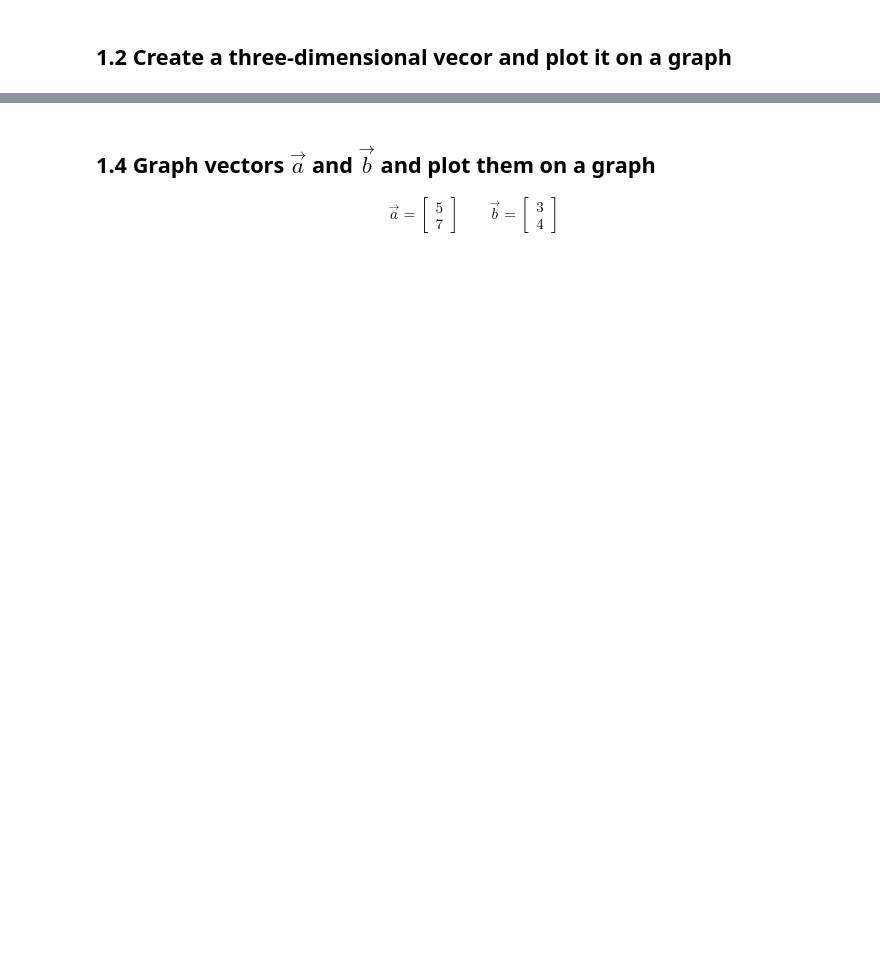
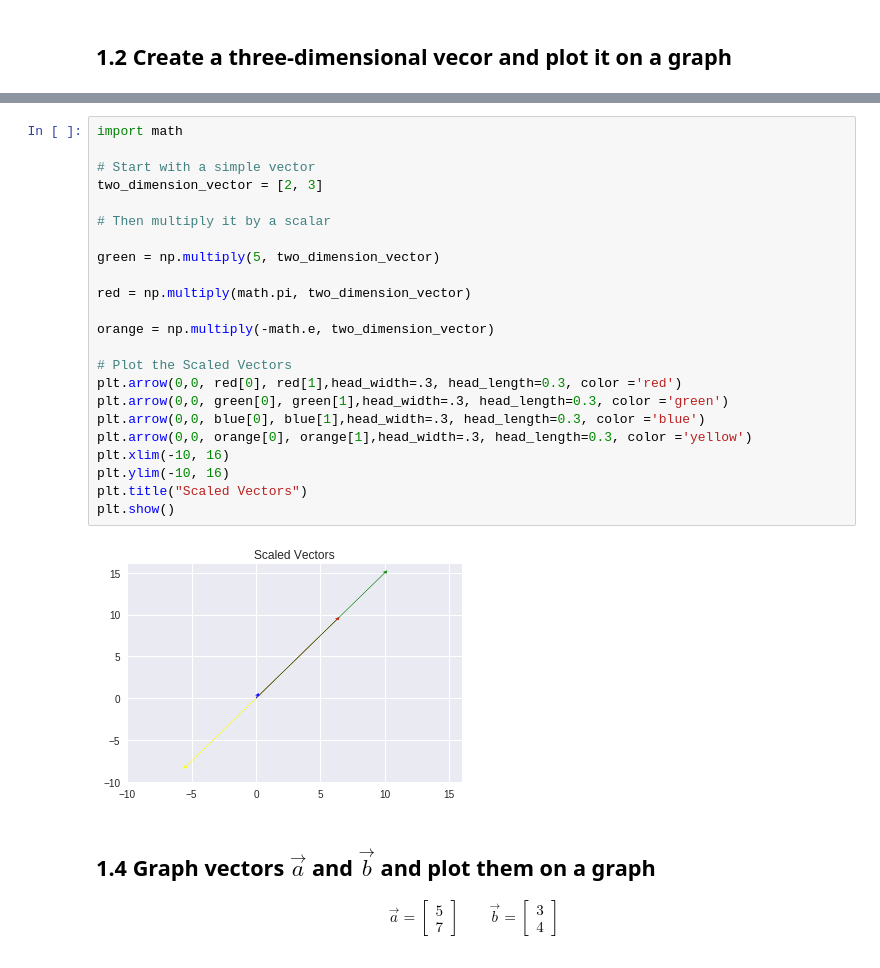
Before and after one commit to bloominstituteoftechnology/DS-Unit-1-Sprint-4-Linear-Algebra, a Jupyter notebook: module1-linear-algebra-review/Linear_Algebra_Assignment.ipynb, the cells around one changed output, grey strips where cells are left out. Saved outputs shown, nothing was run; the diff lists cells and outputs as text; blank space fills up the shorter version.

```diff
--- a/module1-linear-algebra-review/Linear_Algebra_Assignment.ipynb
+++ b/module1-linear-algebra-review/Linear_Algebra_Assignment.ipynb
@@ -11,3 +77,28 @@ For the questions below it is not sufficient to simply provide answer to the que
+# %%
+import math
+
+# Start with a simple vector
+two_dimension_vector = [2, 3]
+
+# Then multiply it by a scalar
+
+green = np.multiply(5, two_dimension_vector)
+
+red = np.multiply(math.pi, two_dimension_vector)
+
+orange = np.multiply(-math.e, two_dimension_vector)
+
+# Plot the Scaled Vectors
+plt.arrow(0,0, red[0], red[1],head_width=.3, head_length=0.3, color ='red')
+plt.arrow(0,0, green[0], green[1],head_width=.3, head_length=0.3, color ='green')
+plt.arrow(0,0, blue[0], blue[1],head_width=.3, head_length=0.3, color ='blue')
+plt.arrow(0,0, orange[0], orange[1],head_width=.3, head_length=0.3, color ='yellow')
+plt.xlim(-10, 16)
+plt.ylim(-10, 16)
+plt.title("Scaled Vectors")
+plt.show()
+# %% [output]
+[figure, added]
 # %% [markdown]
 ## 1.4 Graph vectors $\vec{a}$ and $\vec{b}$ and plot them on a graph
 
```
Also changed, not shown: parts of 23 cells of this notebook.
